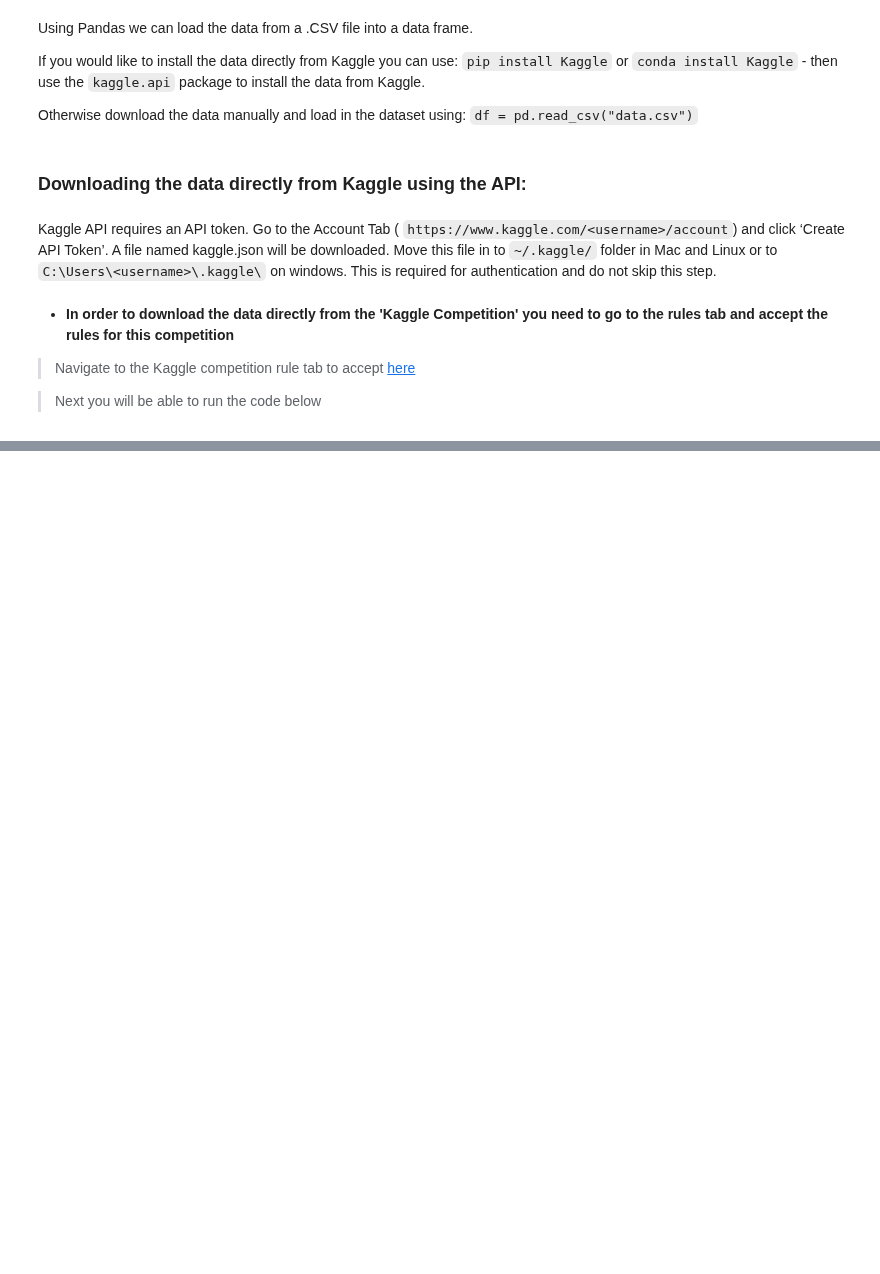
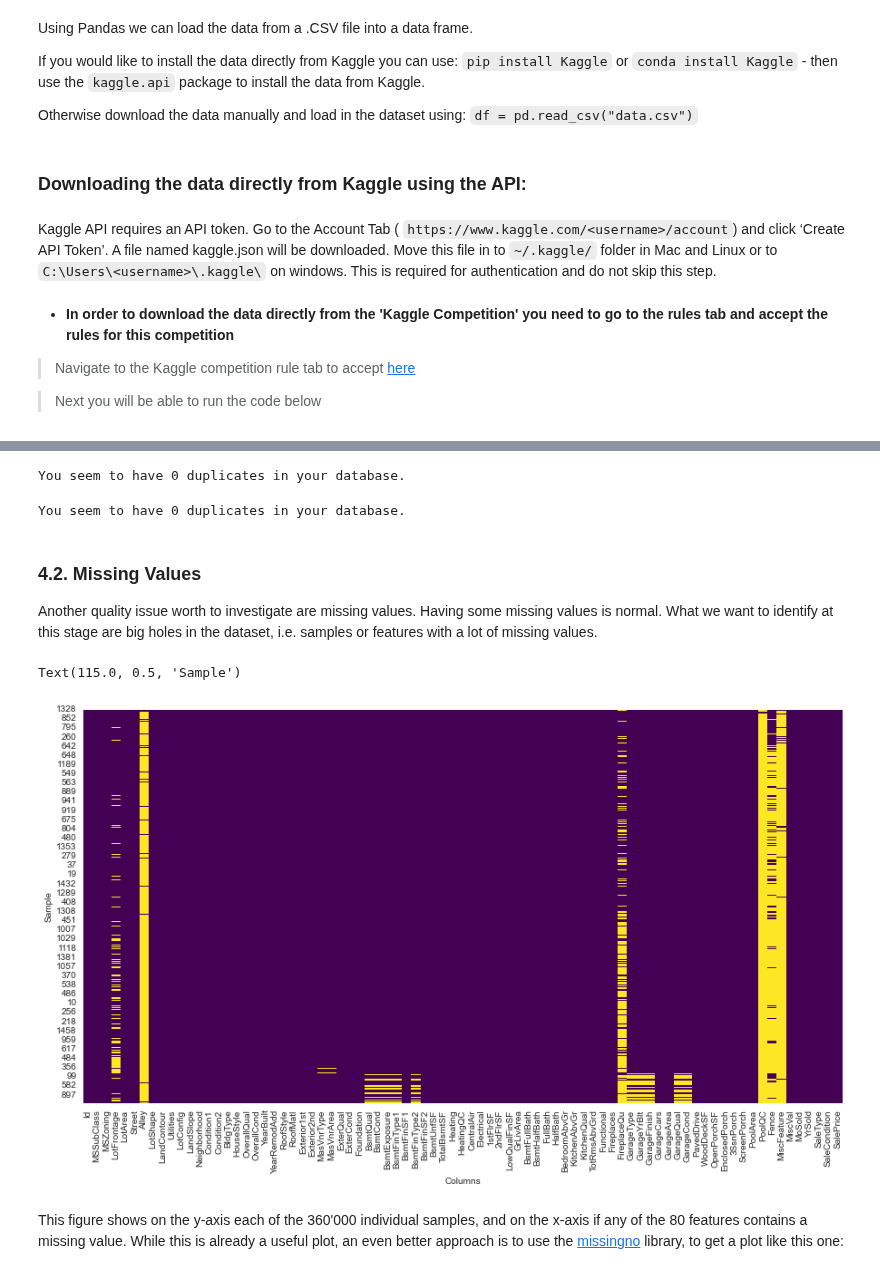
Before and after one commit to kevinprinsloo/My_Machine_Learning_Notebooks, a Jupyter notebook: Advanced _EDA/House_Prices_EDA/House_Prices_EDA.ipynb, the cells around one changed output, grey strips where cells are left out. Cells and saved outputs as stored; diff of their text form; code cells hidden in the pictures; blank space fills up the shorter version.

```diff
--- a/Advanced _EDA/House_Prices_EDA/House_Prices_EDA.ipynb
+++ b/Advanced _EDA/House_Prices_EDA/House_Prices_EDA.ipynb
@@ -92,0 +286,29 @@ api.competition_download_file('house-prices-advanced-regression-techniques','tes
+# %%
+# Check number of duplicates while ignoring the index feature
+n_duplicates = train_data.duplicated().sum()
+print(f"You seem to have {n_duplicates} duplicates in your database.")
+# %% [output]
+You seem to have 0 duplicates in your database.
+# %%
+# Check number of duplicates while ignoring the index feature
+n_duplicates = test_data.duplicated().sum()
+print(f"You seem to have {n_duplicates} duplicates in your database.")
+# %% [output]
+You seem to have 0 duplicates in your database.
+# %% [markdown]
+<a id="t4.2."></a>
+### 4.2.    Missing Values
+
+Another quality issue worth to investigate are missing values. Having some missing values is normal. What we want to identify at this stage are big holes in the dataset, i.e. samples or features with a lot of missing values.
+# %%
+plt.figure(figsize=(15,8))
+sns.set_style('whitegrid')
+
+g = sns.heatmap(train_data.loc[train_data.isnull().sum(1).sort_values(ascending=1).index].isnull(), cbar=False, cmap ='viridis')
+g.set_xlabel('Columns')
+g.set_ylabel('Sample')
+# %% [output]
+Text(115.0, 0.5, 'Sample')
+[figure, added]
+# %% [markdown]
+This figure shows on the y-axis each of the 360'000 individual samples, and on the x-axis if any of the 80 features contains a missing value. While this is already a useful plot, an even better approach is to use the [missingno](https://github.com/ResidentMario/missingno) library, to get a plot like this one:
```
Also changed, not shown: parts of 31 cells of this notebook, 3 other files.
